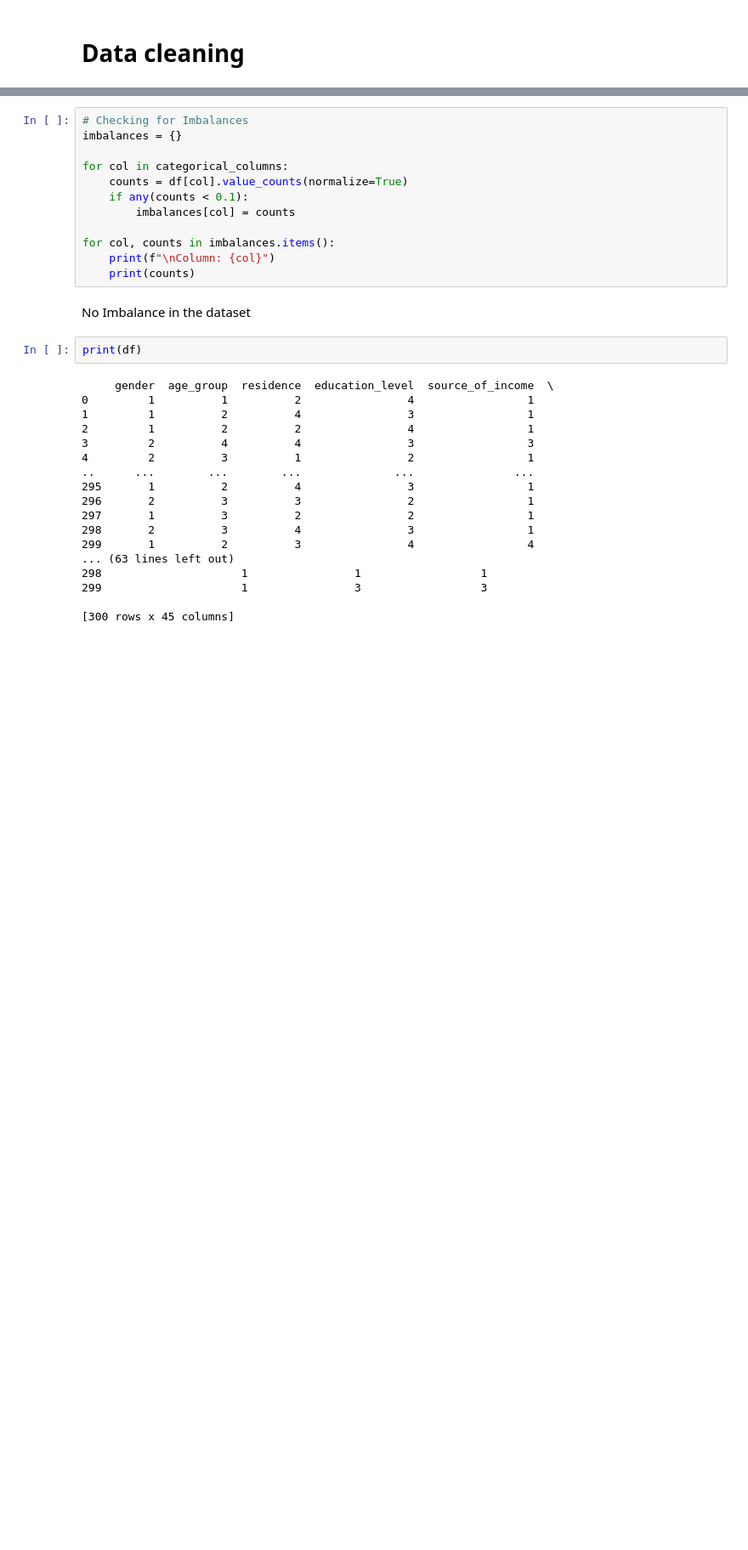
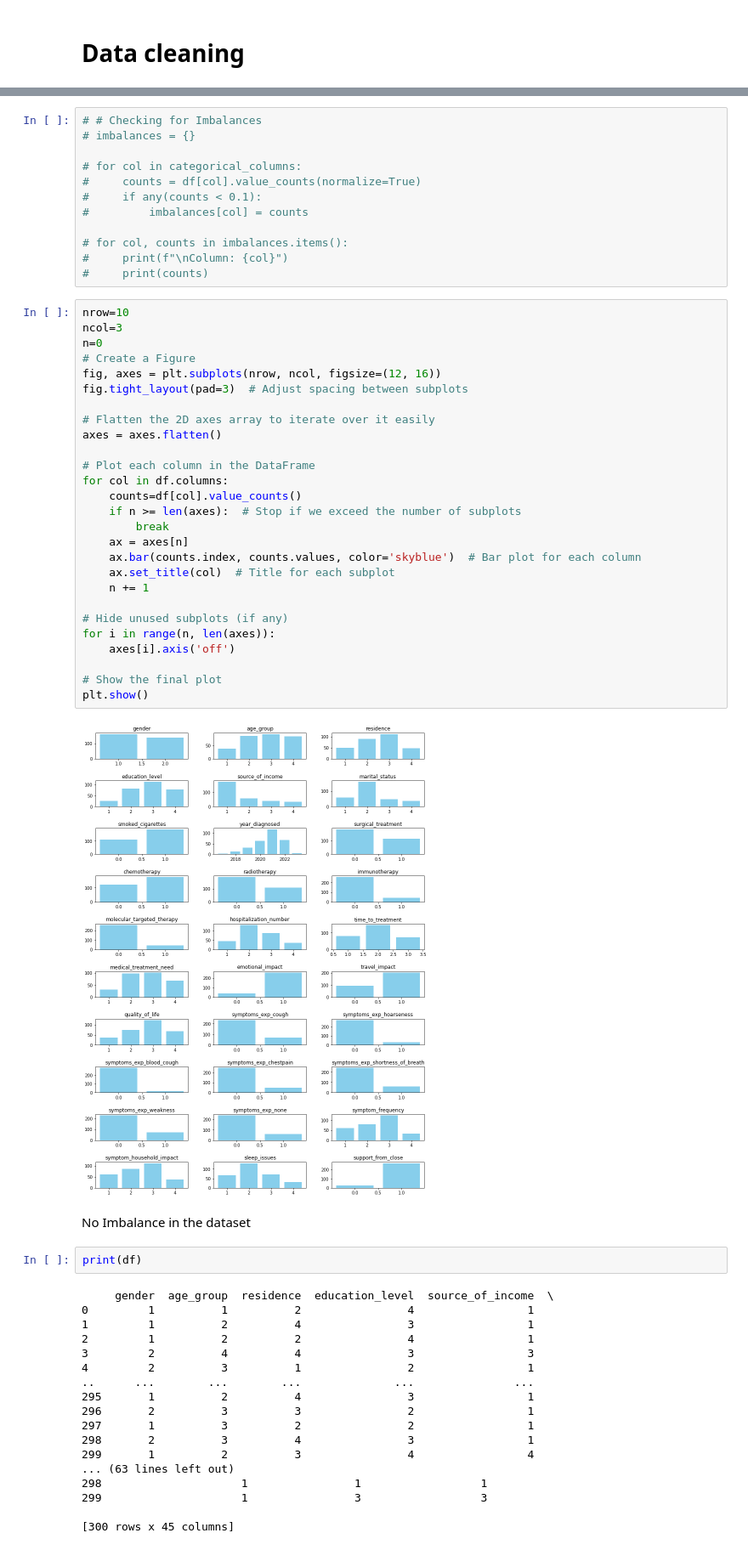
Before and after one commit to Harris-dev26/Data_mining, a Jupyter notebook: Project_file.ipynb, the cells around one changed output, grey strips where cells are left out. Shown at 85% size. Drawn from its saved outputs; the diff is of its cells as text; blank space fills up the shorter version.

```diff
--- a/Project_file.ipynb
+++ b/Project_file.ipynb
@@ -112,15 +168,44 @@ print(df.head())
 # %%
-# Checking for Imbalances
-imbalances = {}
+# # Checking for Imbalances
+# imbalances = {}
 
-for col in categorical_columns:
-    counts = df[col].value_counts(normalize=True)
-    if any(counts < 0.1):
-        imbalances[col] = counts
+# for col in categorical_columns:
+#     counts = df[col].value_counts(normalize=True)
+#     if any(counts < 0.1):
+#         imbalances[col] = counts
 
-for col, counts in imbalances.items():
-    print(f"\nColumn: {col}")
-    print(counts)
+# for col, counts in imbalances.items():
+#     print(f"\nColumn: {col}")
+#     print(counts)
+# %%
+nrow=10
+ncol=3
+n=0
+# Create a Figure
+fig, axes = plt.subplots(nrow, ncol, figsize=(12, 16))
+fig.tight_layout(pad=3)  # Adjust spacing between subplots
+
+# Flatten the 2D axes array to iterate over it easily
+axes = axes.flatten()
+
+# Plot each column in the DataFrame
+for col in df.columns:
+    counts=df[col].value_counts()
+    if n >= len(axes):  # Stop if we exceed the number of subplots
+        break
+    ax = axes[n]
+    ax.bar(counts.index, counts.values, color='skyblue')  # Bar plot for each column
+    ax.set_title(col)  # Title for each subplot
+    n += 1
+
+# Hide unused subplots (if any)
+for i in range(n, len(axes)):
+    axes[i].axis('off')
+
+# Show the final plot
+plt.show()
+# %% [output]
+[figure, added]
 # %% [markdown]
 No Imbalance in the dataset
 # %%
```
Also changed, not shown: parts of 11 cells of this notebook.
